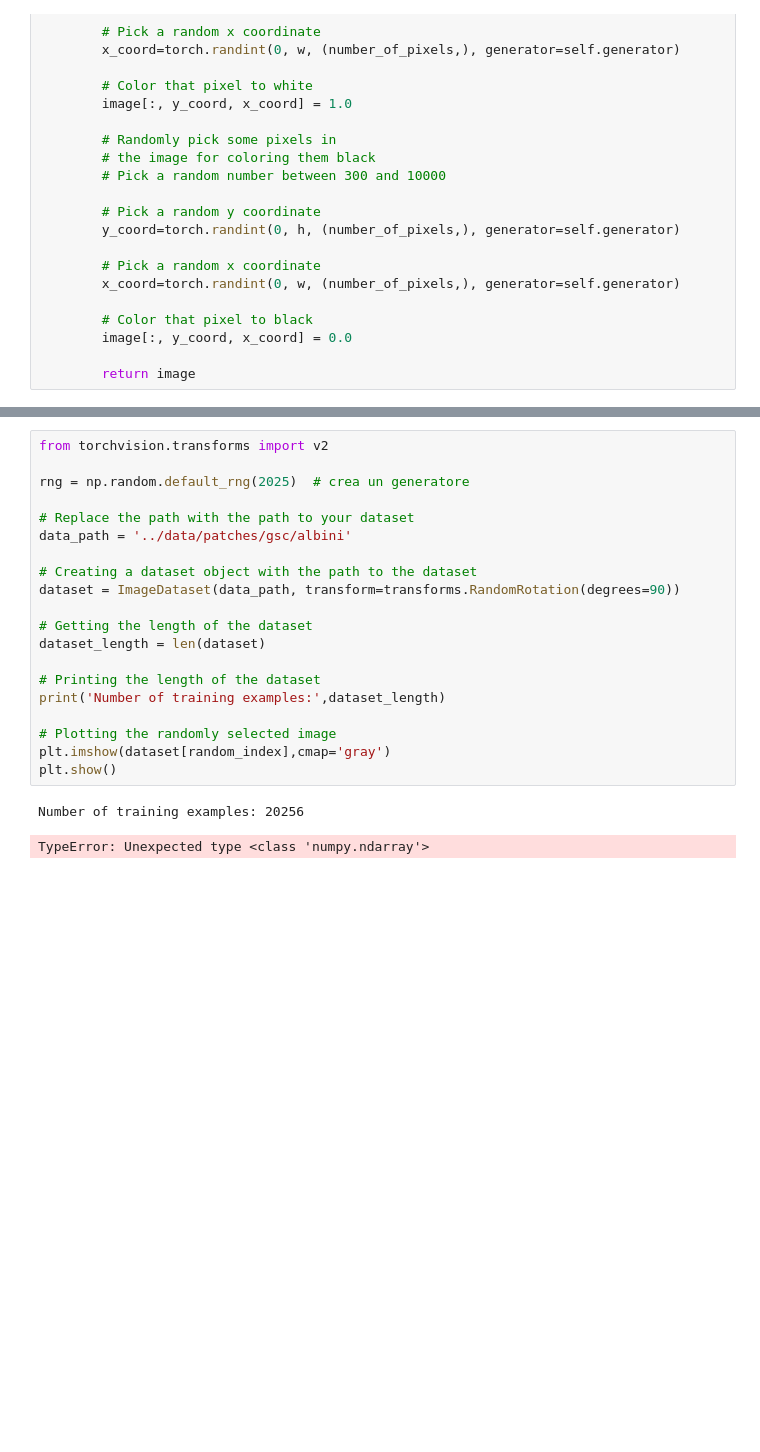
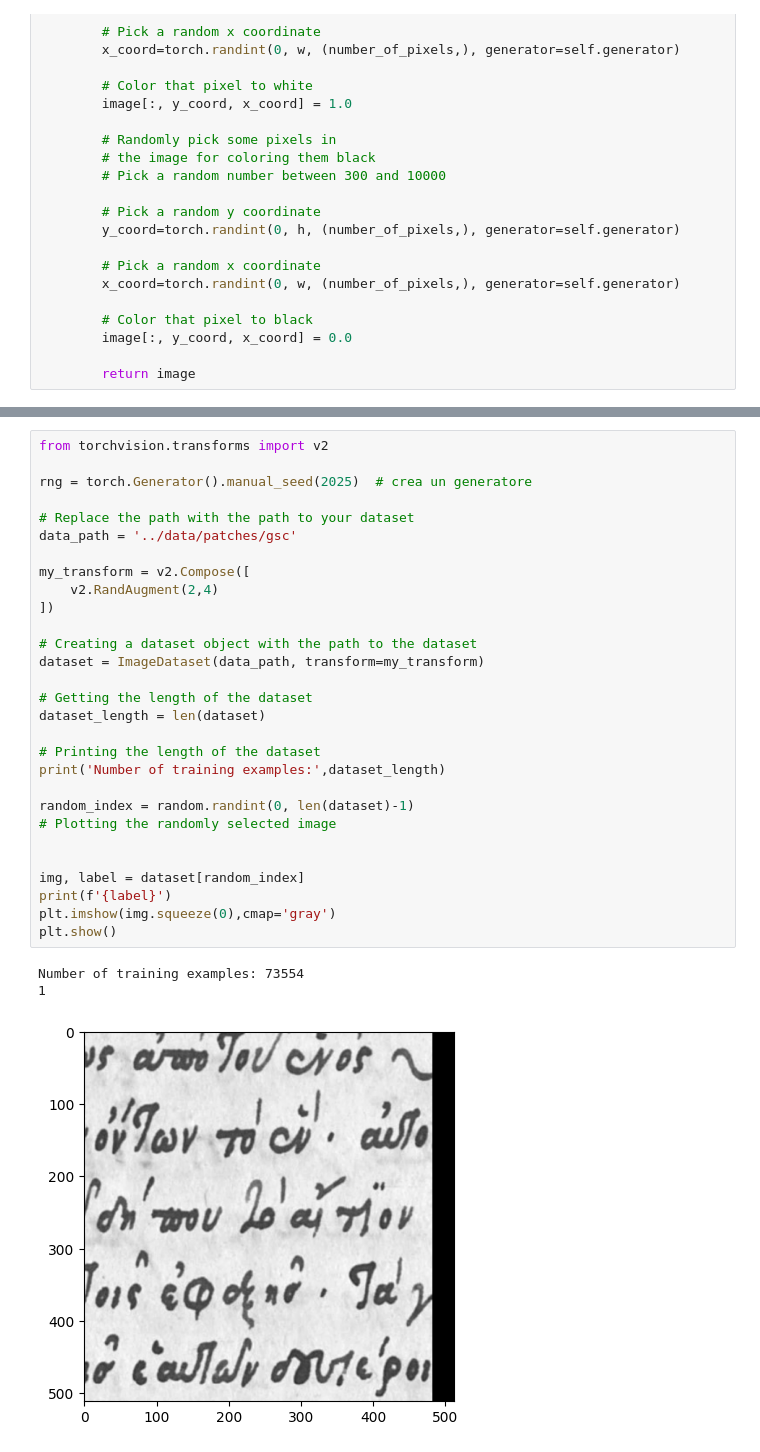
Before and after one commit to godblessourdeadkotatsu/manuscriptrecognition, a Jupyter notebook: notebooks/transfer.ipynb, the cells around one changed output, grey strips where cells are left out. Saved outputs shown, nothing was run; the diff lists cells and outputs as text; blank space fills up the shorter version.

```diff
--- a/notebooks/transfer.ipynb
+++ b/notebooks/transfer.ipynb
@@ -146,23 +133,33 @@ Number of training examples: 20256
 # %%
 from torchvision.transforms import v2
 
-rng = np.random.default_rng(2025)  # crea un generatore
+rng = torch.Generator().manual_seed(2025)  # crea un generatore
 
 # Replace the path with the path to your dataset
-data_path = '../data/patches/gsc/albini'
+data_path = '../data/patches/gsc'
+
+my_transform = v2.Compose([
+    v2.RandAugment(2,4)
+])
 
 # Creating a dataset object with the path to the dataset
-dataset = ImageDataset(data_path, transform=transforms.RandomRotation(degrees=90))
+dataset = ImageDataset(data_path, transform=my_transform)
 
 # Getting the length of the dataset
 dataset_length = len(dataset)
 
 # Printing the length of the dataset
 print('Number of training examples:',dataset_length)
 
+random_index = random.randint(0, len(dataset)-1)
 # Plotting the randomly selected image
-plt.imshow(dataset[random_index],cmap='gray')
+
+
+img, label = dataset[random_index]
+print(f'{label}')
+plt.imshow(img.squeeze(0),cmap='gray')
 plt.show()
 # %% [output]
-Number of training examples: 20256
+Number of training examples: 73554
+1
-TypeError: Unexpected type <class 'numpy.ndarray'>
+[figure, added]
```
Also changed, not shown: parts of 7 cells of this notebook, 3 other files.
